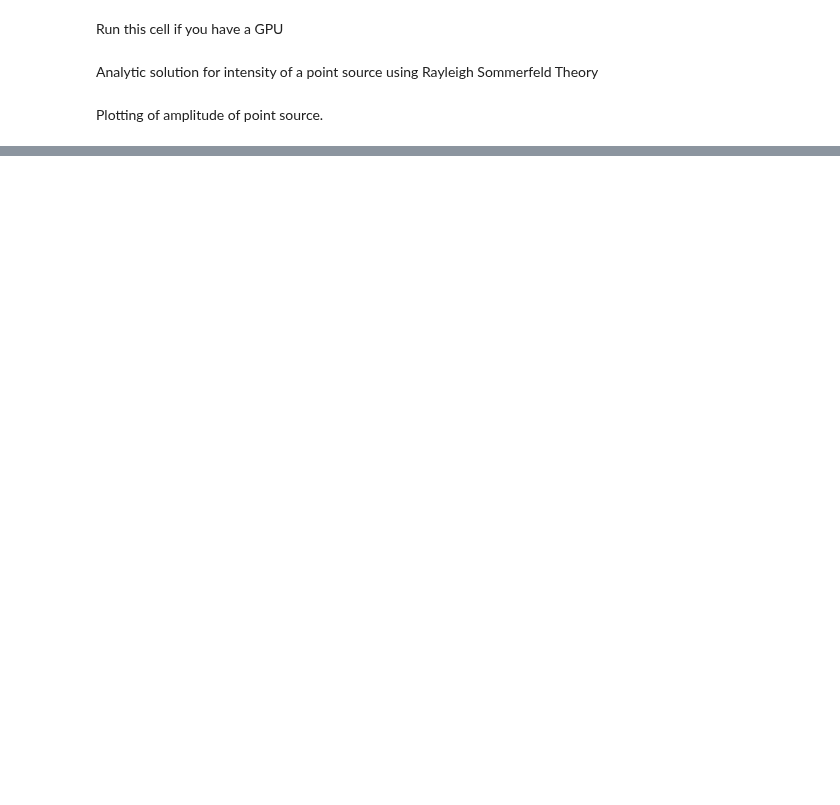
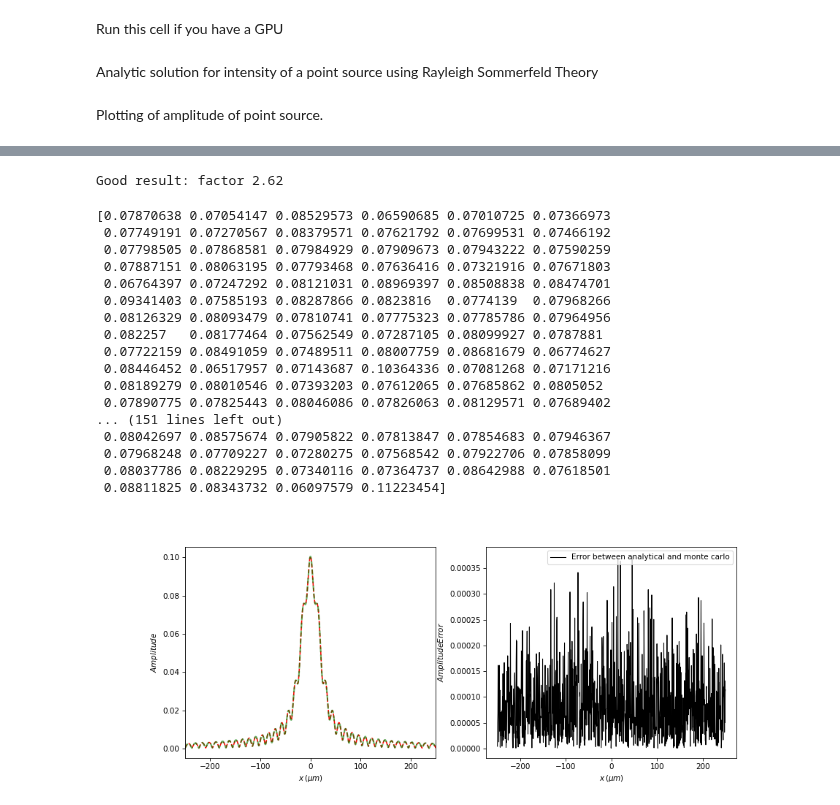
Before and after one commit to DavidLanders95/MonteCarloMS, a Jupyter notebook: montecarlodiffraction_pointsource_gist.ipynb, the cells around one changed output, grey strips where cells are left out. Cells and saved outputs as stored; diff of their text form; code cells hidden in the pictures; blank space fills up the shorter version.

```diff
--- a/montecarlodiffraction_pointsource_gist.ipynb
+++ b/montecarlodiffraction_pointsource_gist.ipynb
@@ -282,0 +345,66 @@ mempool.free_all_blocks()
+# %%
+num_rays=int(1e9)
+
+sample_yx_coords = cp.asarray(samp_yx_coords)
+det_yx_coords = cp.asarray(det_yx_coords)
+
+# Initialize final image and aperture phase shifts arrays on GPU
+final_image_real = cp.zeros([num_px_det_y, num_px_det_x], dtype=cp.float64)
+final_image_imag = cp.zeros([num_px_det_y, num_px_det_x], dtype=cp.float64)
+
+final_image = monte_carlo_diffraction_cupy(num_rays,
+                                           final_image_real,
+                                           final_image_imag,
+                                           det_px_width_x * det_px_width_x,
+                                           sample_yx_coords,
+                                           det_yx_coords,
+                                           z_prop,
+                                           wavelength)
+
+det_yx_coords = cp.asnumpy(det_yx_coords)
+final_image = cp.asnumpy(final_image)
+# %%
+u2 = diffractio_rs_aperture_1D(x0=det_yx_coords[1, 0, :],
+                                z_prop=z_prop,
+                                wavelength=wavelength,
+                                aperture_width=samp_width_x,
+                                draw_inputs=False)
+# %% [output]
+Good result: factor 2.62
+# %%
+
+fig, ax = plt.subplots(figsize = (13, 5), nrows = 1, ncols = 2)
+
+ax[0].set_xlabel('$x\,(\mu m)$')
+ax[0].set_ylabel('$Amplitude$')
+ax[0].set_xlim(left=det_yx_coords[1, 0, 0], right=det_yx_coords[1, 0, -1])
+ax[0].plot(det_yx_coords[1, 0, :], np.abs(analytic_point_source), '--r', label='Spherical Wave Analytic')
+ax[0].plot(det_yx_coords[1, 0, :], np.abs(final_image[0, :]), '--g', label='Spherical Wave Monte Carlo', linewidth = 2, alpha = 0.6)
+# ax[0].plot(det_yx_coords[1, 0, :], np.abs(u2.u), '-k', label='Diffraction RayLeigh Sommerfeld')
+
+print(np.abs(final_image[0, :]) / np.abs(u2.u))
+ax[1].set_xlabel('$x\,(\mu m)$')
+ax[1].set_ylabel('$Amplitude Error$')
+ax[1].plot(det_yx_coords[1, 0, :], np.abs(np.abs(final_image[0, :]) - np.abs(analytic_point_source)), 'k', label='Error between analytical and monte carlo', linewidth = 1, alpha = 1)
+plt.legend()
+
+mempool.free_all_blocks()
+# %% [output]
+[0.07870638 0.07054147 0.08529573 0.06590685 0.07010725 0.07366973
+ 0.07749191 0.07270567 0.08379571 0.07621792 0.07699531 0.07466192
+ 0.07798505 0.07868581 0.07984929 0.07909673 0.07943222 0.07590259
+ 0.07887151 0.08063195 0.07793468 0.07636416 0.07321916 0.07671803
+ 0.06764397 0.07247292 0.08121031 0.08969397 0.08508838 0.08474701
+ 0.09341403 0.07585193 0.08287866 0.0823816  0.0774139  0.07968266
+ 0.08126329 0.08093479 0.07810741 0.07775323 0.07785786 0.07964956
+ 0.082257   0.08177464 0.07562549 0.07287105 0.08099927 0.0787881
+ 0.07722159 0.08491059 0.07489511 0.08007759 0.08681679 0.06774627
+ 0.08446452 0.06517957 0.07143687 0.10364336 0.07081268 0.07171216
+ 0.08189279 0.08010546 0.07393203 0.07612065 0.07685862 0.0805052
+ 0.07890775 0.07825443 0.08046086 0.07826063 0.08129571 0.07689402
+... (151 lines left out)
+ 0.08042697 0.08575674 0.07905822 0.07813847 0.07854683 0.07946367
+ 0.07968248 0.07709227 0.07280275 0.07568542 0.07922706 0.07858099
+ 0.08037786 0.08229295 0.07340116 0.07364737 0.08642988 0.07618501
+ 0.08811825 0.08343732 0.06097579 0.11223454]
+[figure, added]
```
Also changed, not shown: parts of 20 cells of this notebook, 1 other file.
